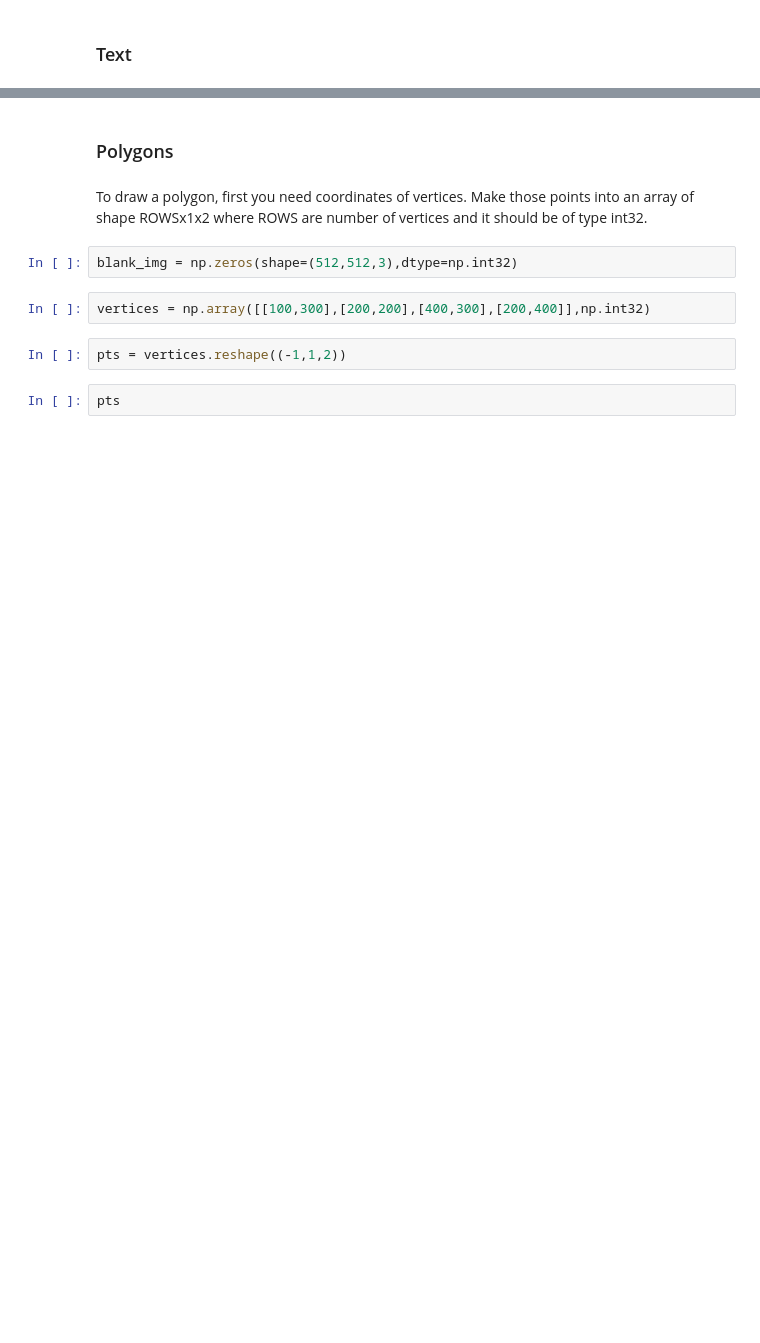
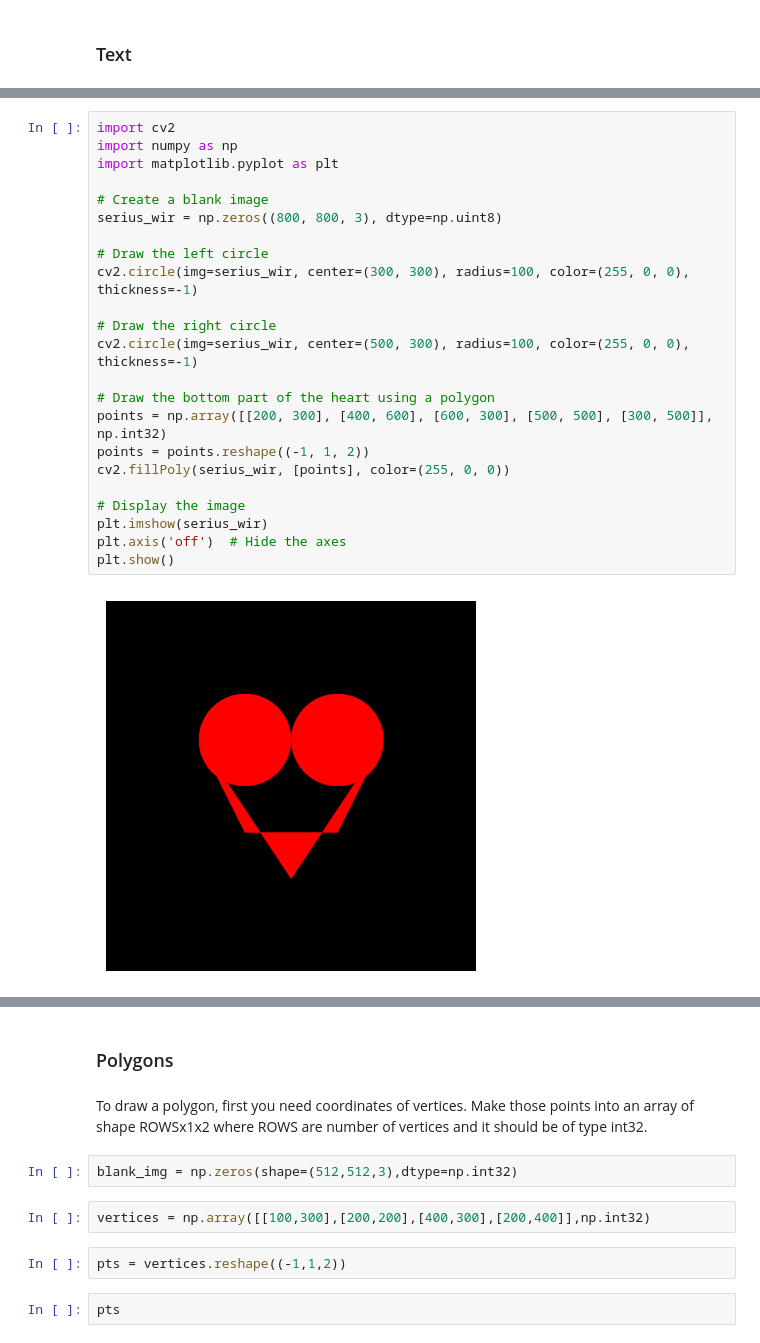
Before and after one commit to Cortana-Coders/AICI-Tasks, a Jupyter notebook: Assigment-Computer-Vision/02-Drawing-on-Images.ipynb, the cells around one changed output, grey strips where cells are left out. Drawn from its saved outputs; the diff is of its cells as text; blank space fills up the shorter version.

```diff
--- a/Assigment-Computer-Vision/02-Drawing-on-Images.ipynb
+++ b/Assigment-Computer-Vision/02-Drawing-on-Images.ipynb
@@ -99,0 +132,25 @@ plt.imshow(blank_img)
+# %%
+import cv2
+import numpy as np
+import matplotlib.pyplot as plt
+
+# Create a blank image
+serius_wir = np.zeros((800, 800, 3), dtype=np.uint8)
+
+# Draw the left circle
+cv2.circle(img=serius_wir, center=(300, 300), radius=100, color=(255, 0, 0), thickness=-1)
+
+# Draw the right circle
+cv2.circle(img=serius_wir, center=(500, 300), radius=100, color=(255, 0, 0), thickness=-1)
+
+# Draw the bottom part of the heart using a polygon
+points = np.array([[200, 300], [400, 600], [600, 300], [500, 500], [300, 500]], np.int32)
+points = points.reshape((-1, 1, 2))
+cv2.fillPoly(serius_wir, [points], color=(255, 0, 0))
+
+# Display the image
+plt.imshow(serius_wir)
+plt.axis('off')  # Hide the axes
+plt.show()
+# %% [output]
+[figure, added]
```
Also changed, not shown: parts of 13 cells of this notebook, 2 other files.
